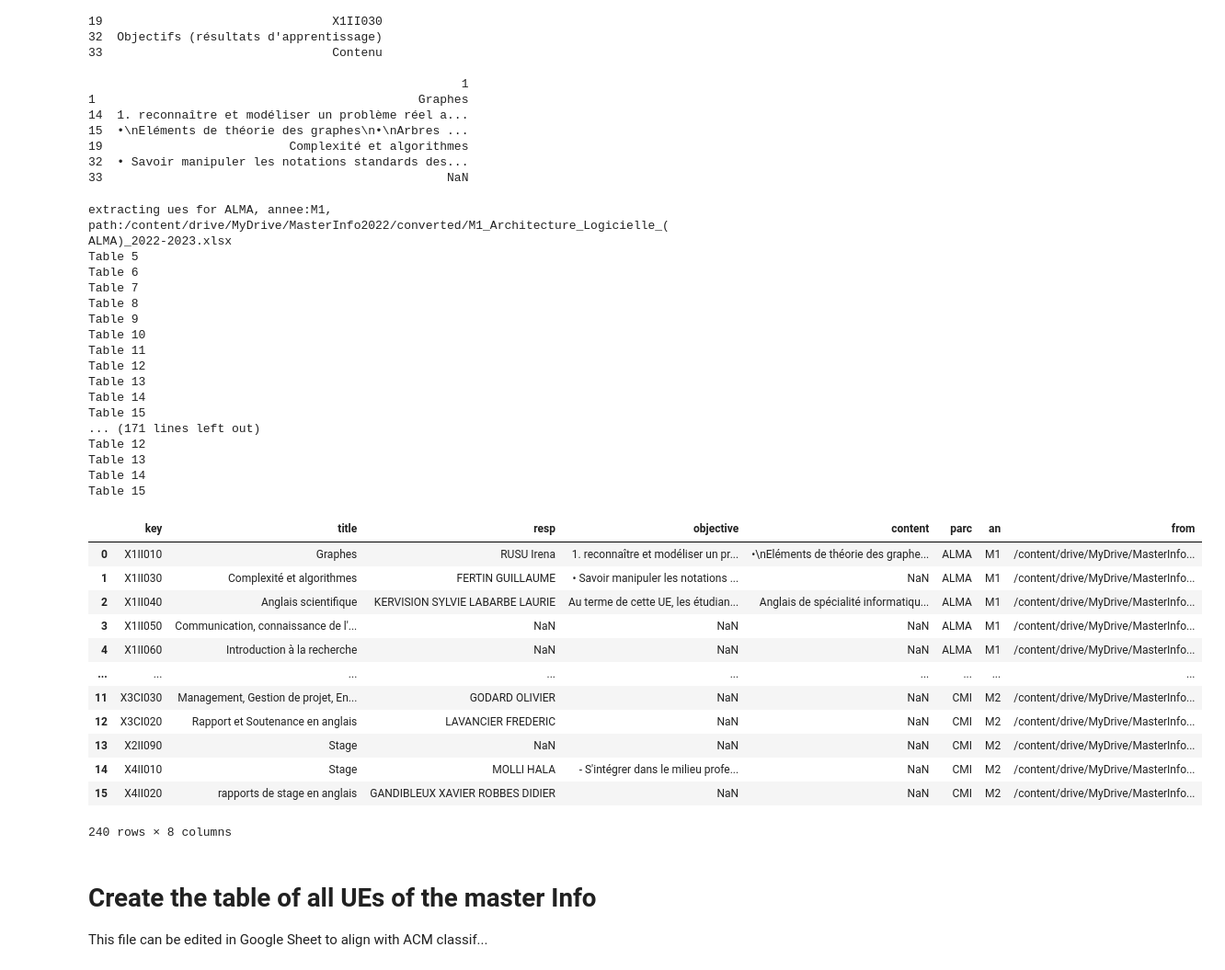
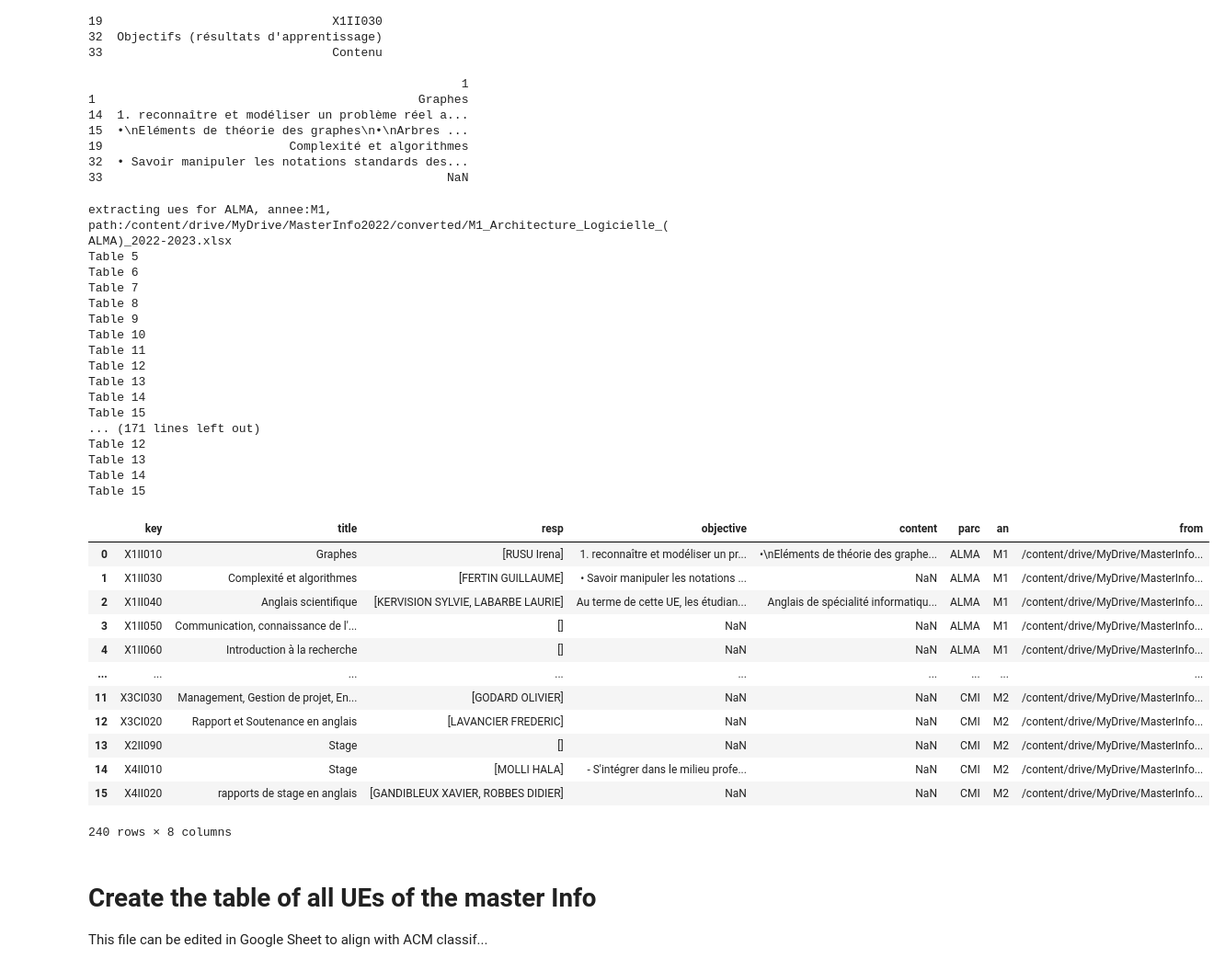
Before and after one commit to momo54/minfo2022, a Jupyter notebook: MasterInfo_UE.ipynb, the cells around one changed output. Shown: that part at 92% size. Saved outputs shown, nothing was run; the diff lists cells and outputs as text; code cells hidden in the pictures.

```diff
--- a/MasterInfo_UE.ipynb
+++ b/MasterInfo_UE.ipynb
@@ -140,6 +131,11 @@ def extract_ue(parcours,an,path):
   import re
   reg=re.compile("^X[1-4].*|^ZZ|^YG.*")
 
+  def pairwise(iterable):
+    "s -> (s0, s1), (s2, s3), (s4, s5), ..."
+    a = iter(iterable)
+    return zip(a, a)
+
   for index, row in UES.iterrows():
     #print(f"extracting:{row['X']}")
     #print(row['X'],row['Y']
@@ -153,7 +149,12 @@ def extract_ue(parcours,an,path):
         state=0
     elif state==1:
       if str(row['X']).startswith("Responsable"):
-        responsable=row['Y']
+        resp=[]
+        names=str(row['Y']).split(" ")
+        for x,y in pairwise(names):
+          resp.append(f"{x} {y}")
+        #responsable=",".join(resp)
+        responsable=resp
         state=2
       else:
         print(f"error: should read a Person:{row['X']}")
@@ -177,44 +178,44 @@ def extract_ue(parcours,an,path):
   out=pd.DataFrame(lines)
   out.to_csv(f"{parcours}_{an}_UEs.csv",sep='|',index=False,header=True)
   return out
 
 dfs=[]
 for p,a,path in parcours:
   df=extract_ue(p,a,path)
   dfs.append(df)
 
 all=pd.concat(dfs)
 all
 # %% [output]
 extracting ues for ALMA, annee:M1, path:/content/drive/MyDrive/MasterInfo2022/converted/M1_Architecture_Logicielle_(ALMA)_2022-2023.xlsx
 Table 5
 Table 6
 Table 7
 Table 8
 Table 9
 Table 10
 Table 11
 Table 12
 Table 13
 Table 14
 Table 15
 ... (171 lines left out)
 Table 12
 Table 13
 Table 14
 Table 15
 |  | key | title | resp | objective | content | parc | an | from |
-| 0 | X1II010 | Graphes | RUSU Irena | 1. reconnaître et modéliser un pr... | •\nEléments de théorie des graphe... | ALMA | M1 | /content/drive/MyDrive/MasterInfo... |
-| 1 | X1II030 | Complexité et algorithmes | FERTIN GUILLAUME | • Savoir manipuler les notations ... | NaN | ALMA | M1 | /content/drive/MyDrive/MasterInfo... |
-| 2 | X1II040 | Anglais scientifique | KERVISION SYLVIE LABARBE LAURIE | Au terme de cette UE, les étudian... | Anglais de spécialité informatiqu... | ALMA | M1 | /content/drive/MyDrive/MasterInfo... |
-| 3 | X1II050 | Communication, connaissance de l'... | NaN | NaN | NaN | ALMA | M1 | /content/drive/MyDrive/MasterInfo... |
-| 4 | X1II060 | Introduction à la recherche | NaN | NaN | NaN | ALMA | M1 | /content/drive/MyDrive/MasterInfo... |
+| 0 | X1II010 | Graphes | [RUSU Irena] | 1. reconnaître et modéliser un pr... | •\nEléments de théorie des graphe... | ALMA | M1 | /content/drive/MyDrive/MasterInfo... |
+| 1 | X1II030 | Complexité et algorithmes | [FERTIN GUILLAUME] | • Savoir manipuler les notations ... | NaN | ALMA | M1 | /content/drive/MyDrive/MasterInfo... |
+| 2 | X1II040 | Anglais scientifique | [KERVISION SYLVIE, LABARBE LAURIE] | Au terme de cette UE, les étudian... | Anglais de spécialité informatiqu... | ALMA | M1 | /content/drive/MyDrive/MasterInfo... |
+| 3 | X1II050 | Communication, connaissance de l'... | [] | NaN | NaN | ALMA | M1 | /content/drive/MyDrive/MasterInfo... |
+| 4 | X1II060 | Introduction à la recherche | [] | NaN | NaN | ALMA | M1 | /content/drive/MyDrive/MasterInfo... |
 | ... | ... | ... | ... | ... | ... | ... | ... | ... |
-| 11 | X3CI030 | Management, Gestion de projet, En... | GODARD OLIVIER | NaN | NaN | CMI | M2 | /content/drive/MyDrive/MasterInfo... |
-| 12 | X3CI020 | Rapport et Soutenance en anglais | LAVANCIER FREDERIC | NaN | NaN | CMI | M2 | /content/drive/MyDrive/MasterInfo... |
-| 13 | X2II090 | Stage | NaN | NaN | NaN | CMI | M2 | /content/drive/MyDrive/MasterInfo... |
-| 14 | X4II010 | Stage | MOLLI HALA | - S'intégrer dans le milieu profe... | NaN | CMI | M2 | /content/drive/MyDrive/MasterInfo... |
-| 15 | X4II020 | rapports de stage en anglais | GANDIBLEUX XAVIER ROBBES DIDIER | NaN | NaN | CMI | M2 | /content/drive/MyDrive/MasterInfo... |
+| 11 | X3CI030 | Management, Gestion de projet, En... | [GODARD OLIVIER] | NaN | NaN | CMI | M2 | /content/drive/MyDrive/MasterInfo... |
+| 12 | X3CI020 | Rapport et Soutenance en anglais | [LAVANCIER FREDERIC] | NaN | NaN | CMI | M2 | /content/drive/MyDrive/MasterInfo... |
+| 13 | X2II090 | Stage | [] | NaN | NaN | CMI | M2 | /content/drive/MyDrive/MasterInfo... |
+| 14 | X4II010 | Stage | [MOLLI HALA] | - S'intégrer dans le milieu profe... | NaN | CMI | M2 | /content/drive/MyDrive/MasterInfo... |
+| 15 | X4II020 | rapports de stage en anglais | [GANDIBLEUX XAVIER, ROBBES DIDIER] | NaN | NaN | CMI | M2 | /content/drive/MyDrive/MasterInfo... |
 240 rows × 8 columns
 # %%
 
```
Also changed, not shown: parts of 1 cell of this notebook.
